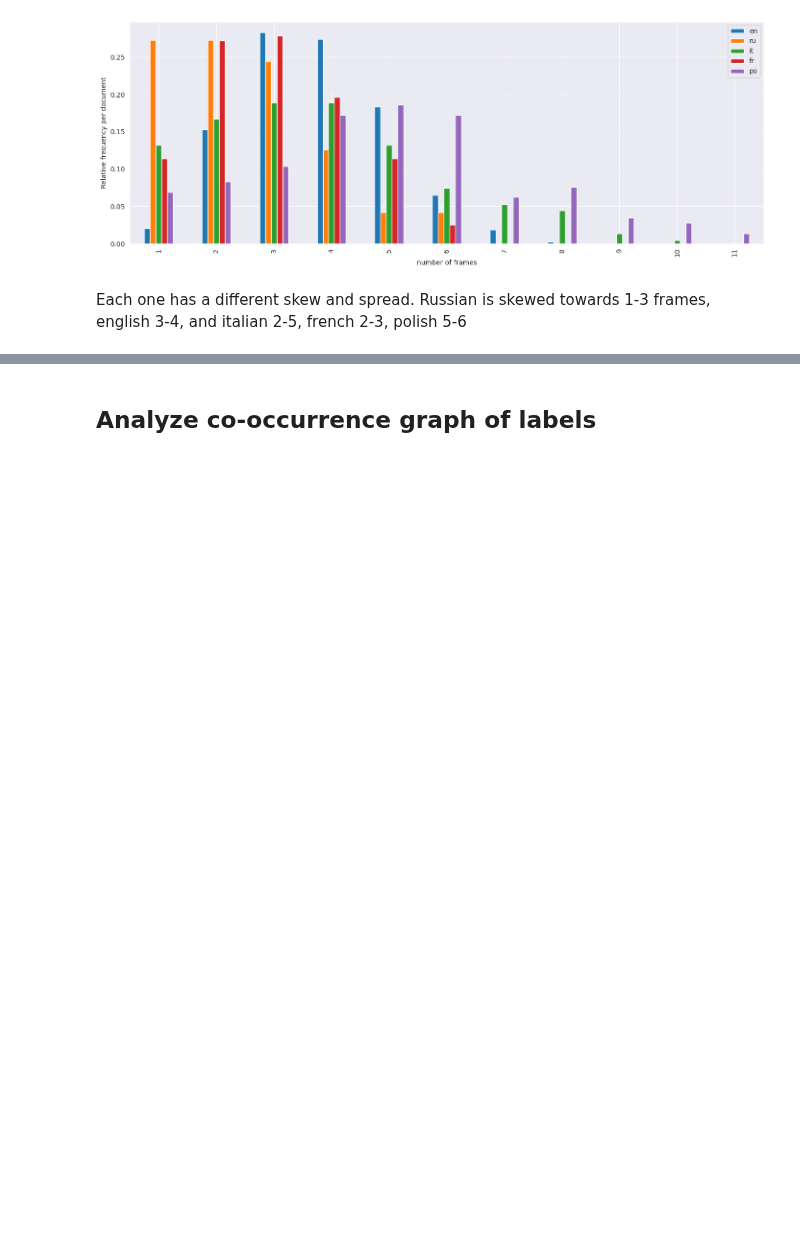
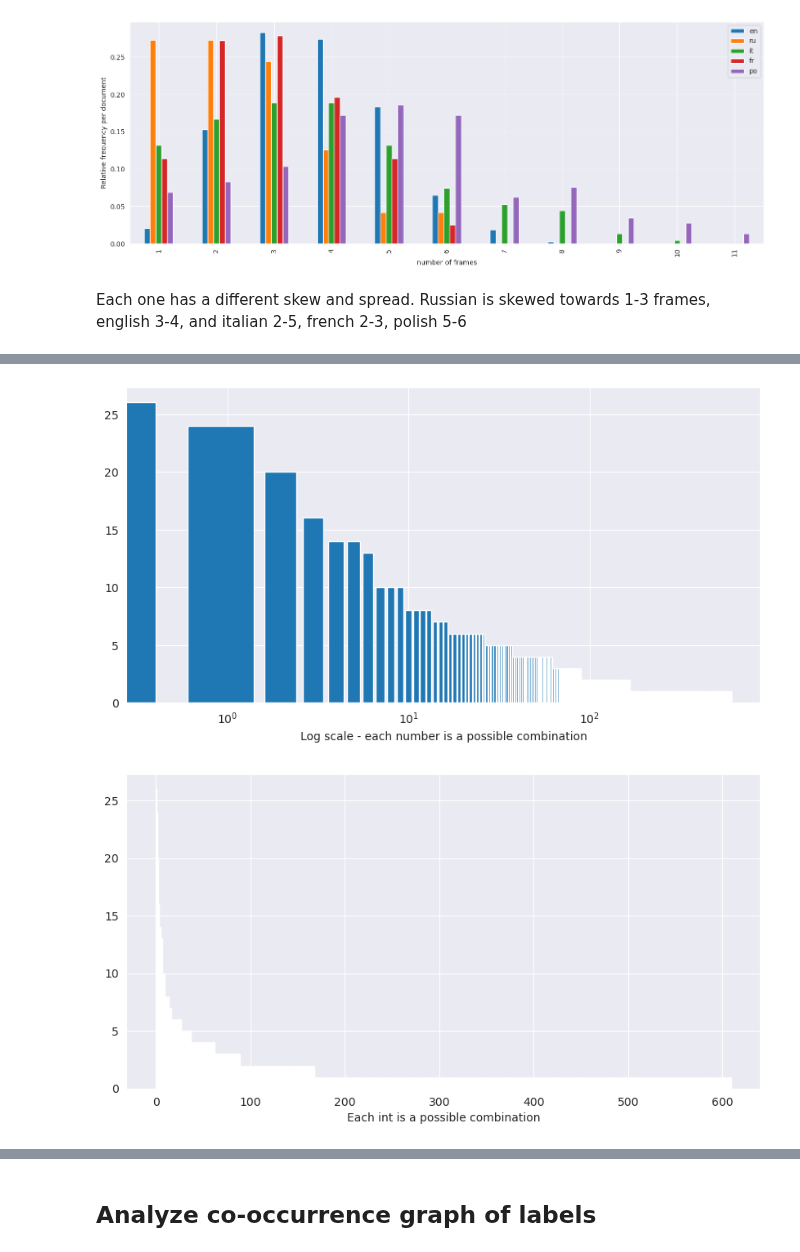
Before and after one commit to JdbermeoUZH/policy-framing, a Jupyter notebook: documentation/analyses/Labels EDA/Behavior of labels.ipynb, the cells around one changed output, grey strips where cells are left out. Drawn from its saved outputs; the diff is of its cells as text; code cells hidden in the pictures; blank space fills up the shorter version.

Commit message:
analyze the distribution of the powerset of labels

```diff
--- a/documentation/analyses/Labels EDA/Behavior of labels.ipynb
+++ b/documentation/analyses/Labels EDA/Behavior of labels.ipynb
@@ -147,0 +156,22 @@ Each one has a different skew and spread. Russian is skewed towards 1-3 frames,
+# %%
+label_df = pd.concat([labels_df for labels_df in labels_dfs.values()],axis=0)
+# %%
+powerset_idx = lambda row: np.sum([2**(i) * row[column] for i, column in enumerate(label_df.columns)])
+# %%
+label_df['powerset_idx'] = label_df.apply(powerset_idx, axis=1)
+# %%
+powerset_count = label_df.powerset_idx.value_counts().reset_index(drop=True)
+# %%
+plt.figure(figsize=(10, 5))
+plt.bar(x=powerset_count.index.to_list(), height=powerset_count)
+plt.xscale('log')
+plt.xlabel('Log scale - each number is a possible combination')
+plt.show()
+
+plt.figure(figsize=(10, 5))
+plt.bar(x=powerset_count.index.to_list(), height=powerset_count, color='r')
+plt.xlabel('Each int is a possible combination')
+plt.show()
+# %% [output]
+[figure, added]
+[figure, added]
```
Also changed, not shown: parts of 11 cells of this notebook, 2 other files.
